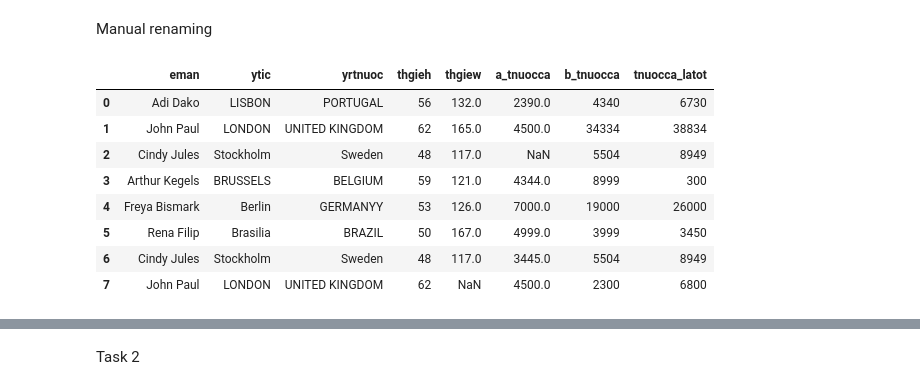
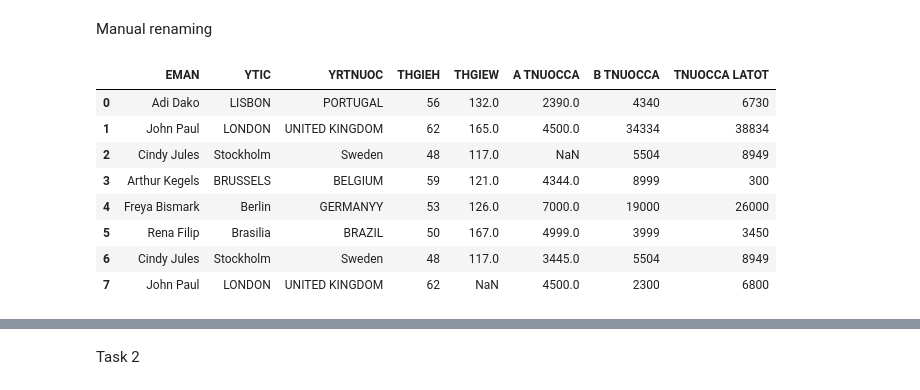
Before and after one commit to AlphaTheDog/DataCleaning, a Jupyter notebook: DataCleaning.ipynb, the cells around one changed output, grey strips where cells are left out. Saved outputs shown, nothing was run; the diff lists cells and outputs as text; code cells hidden in the pictures.

Commit message:
FINAL DATA CLEANING WORK

```diff
--- a/DataCleaning.ipynb
+++ b/DataCleaning.ipynb
@@ -70,12 +61,33 @@ renaming manually
 # %% [markdown]
 Manual renaming
 # %%
-cols=df.columns
+# Task 1b
+# ---
+# Alternatively we can rename column names in a dataframe manually by
+# specifying the column names that we would like to have.
+# Something to note is that this method becomes cumbersome when the no. of variables/features increase.
+# ---
+#
+
+# We will reload our dataset again for this task and create a new dataframe.
+# ---
+#REVERSING NAME OF THE COLUMNS
+df2 = pd.read_csv('http://bit.ly/DataCleaningDataset', sep = ';')
+cols=df2.columns
 column=[col[::-1] for col in cols]
-df.columns=column
-df
+df2.columns=column
+# We then specify our columns names, store them in a list, then afterwards
+# assign the list to the column labels. By doing this, we replace the original
+# columns with our new column names stored in the list.
+# ---
+#
+
+# We then preview our dataframe as shown to confirm our changes
+# ---
+#
+df2
 # %% [output]
-|  | eman | ytic | yrtnuoc | thgieh | thgiew | a_tnuocca | b_tnuocca | tnuocca_latot |
+|  | EMAN | YTIC | YRTNUOC | THGIEH | THGIEW | A TNUOCCA | B TNUOCCA | TNUOCCA LATOT |
 | 0 | Adi Dako | LISBON | PORTUGAL | 56 | 132.0 | 2390.0 | 4340 | 6730 |
 | 1 | John Paul | LONDON | UNITED KINGDOM | 62 | 165.0 | 4500.0 | 34334 | 38834 |
 | 2 | Cindy Jules | Stockholm | Sweden | 48 | 117.0 | NaN | 5504 | 8949 |
```
Also changed, not shown: parts of 43 cells of this notebook.
